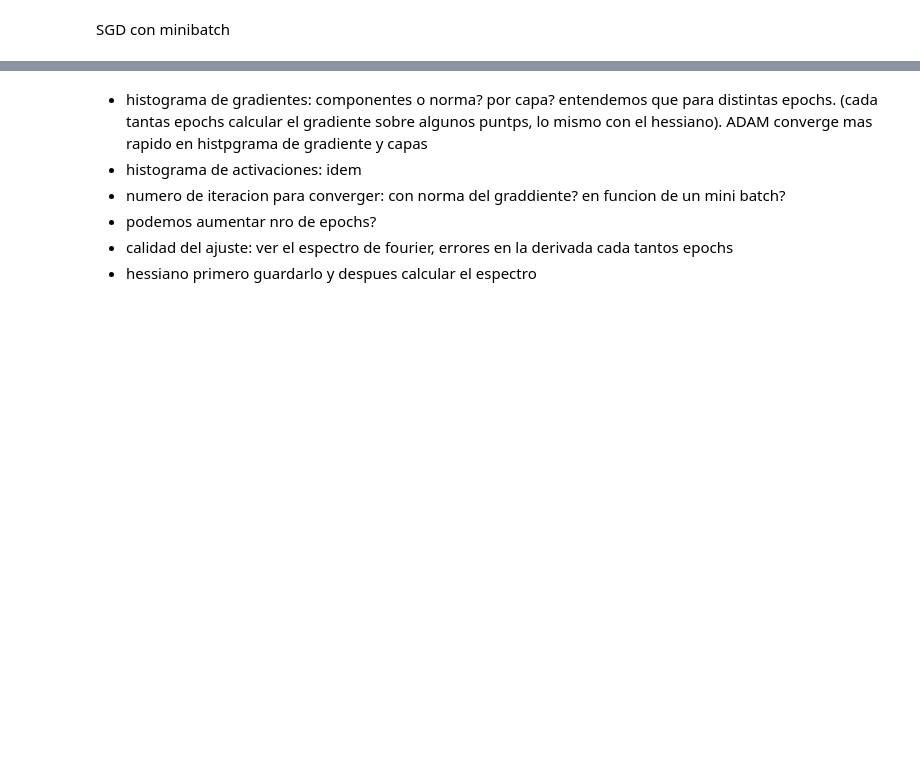
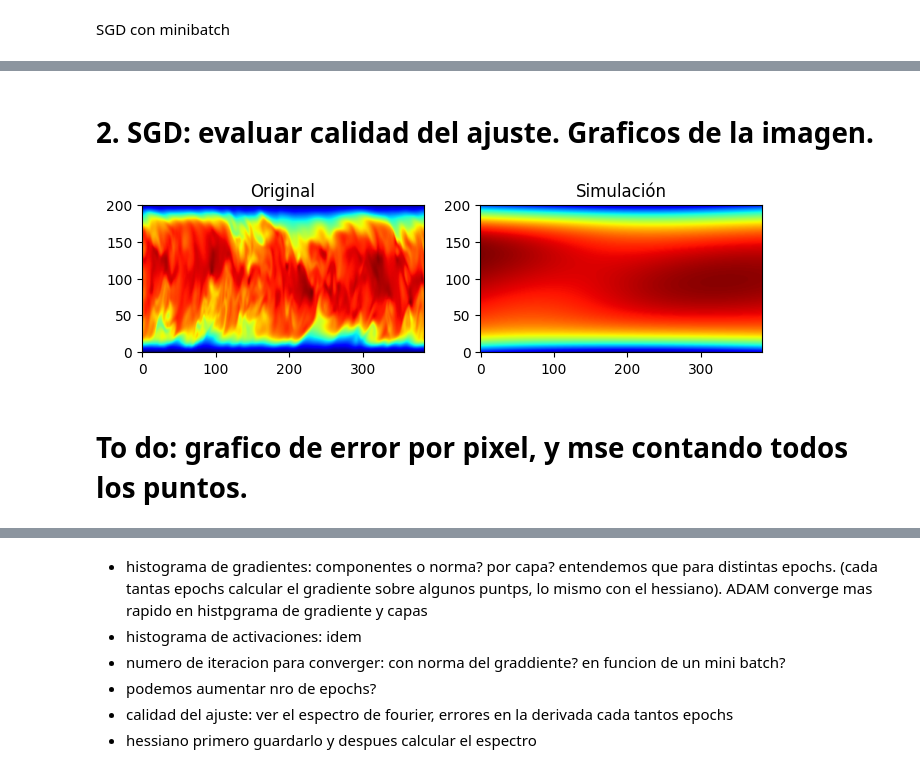
Before and after one commit to vms10/tp_optimizacion, a Jupyter notebook: doc.ipynb, the cells around one changed output, grey strips where cells are left out. Drawn from its saved outputs; the diff is of its cells as text; code cells hidden in the pictures; blank space fills up the shorter version.

```diff
--- a/doc.ipynb
+++ b/doc.ipynb
@@ -91,0 +103,16 @@ plt.show()
+# %% [markdown]
+#  2. SGD: evaluar calidad del ajuste. Graficos de la imagen.
+# %%
+fig, axes = plt.subplots(1, 2, figsize=(8, 3))
+
+axes[0].imshow(ff.reshape((nx, ny)).T, origin='lower', cmap='jet')
+axes[0].set_title(f"Original")
+result, _= batched_predict(params, xx)
+axes[1].imshow(result.reshape((nx, ny)).T, origin='lower', cmap='jet')
+axes[1].set_title(f"Simulación")
+
+plt.show()
+# %% [output]
+[figure, added]
+# %% [markdown]
+# To do: grafico de error por pixel, y mse contando todos los puntos.
```
Also changed, not shown: parts of 29 cells of this notebook, 1 other file.
